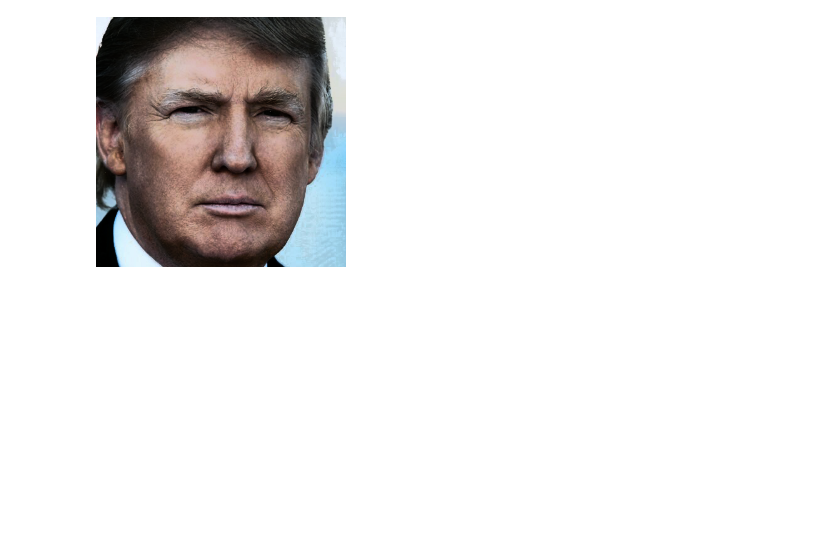
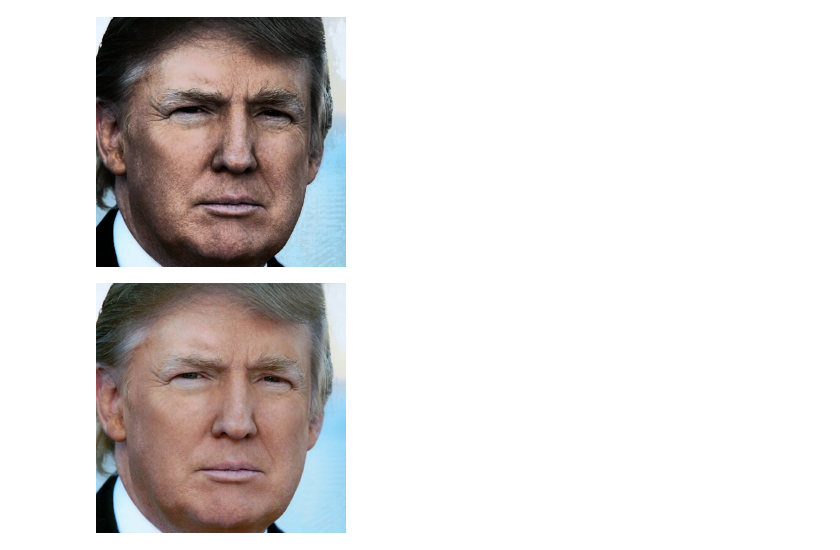
Before and after one commit to carlespoles/DSCI6051-student, a Jupyter notebook: tasty-images-baseline-CNN-model.ipynb, the cells around one changed output. Cells and saved outputs as stored; diff of their text form; code cells hidden in the pictures; blank space fills up the shorter version.

```diff
--- a/tasty-images-baseline-CNN-model.ipynb
+++ b/tasty-images-baseline-CNN-model.ipynb
@@ -155,2 +240,4 @@ trump_prediction[0]
 # %% [output]
 0
+# %%
+trump_2 = np.array(dl_functions.preprocess_img(io.imread('images/trump_1.jpg'), IMG_SIZE, False), dtype='float32')
@@ -162,2 +259,7 @@ display(img)
 # %% [output]
 [figure]
+# %%
+img_2 = array_to_img(trump_2, data_format='channels_first')
+display(img_2)
+# %% [output]
+[figure, added]
```
Also changed, not shown: parts of 38 cells of this notebook, 1 other file.
